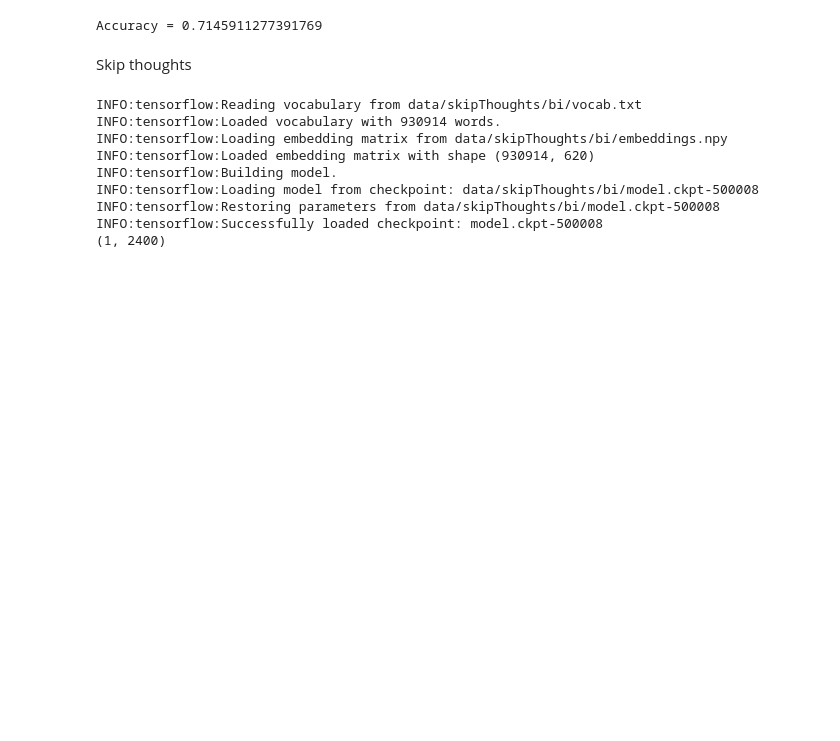
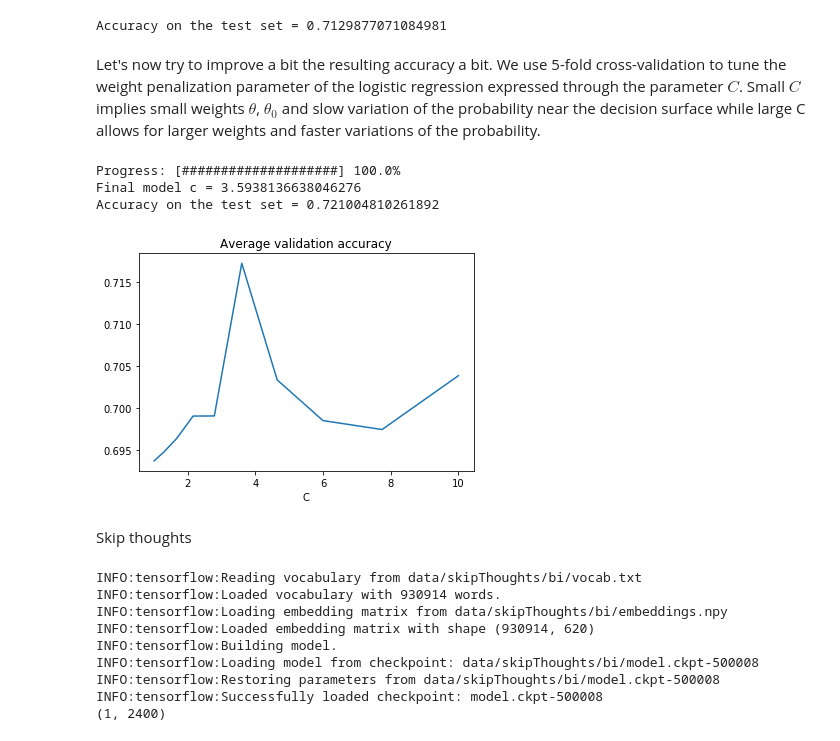
Before and after one commit to marbucek/story_cloze, a Jupyter notebook: story_cloze_task.ipynb, the cells around one changed output. Saved outputs shown, nothing was run; the diff lists cells and outputs as text; code cells hidden in the pictures; blank space fills up the shorter version.

```diff
--- a/story_cloze_task.ipynb
+++ b/story_cloze_task.ipynb
@@ -20,19 +32,16 @@ vld set contains both true and fake stories, roc set only the true stories
 import nltk
 import numpy as np
 
-def read_data(file, data_type = 'val'):
+def read_data(file):
     data = pd.read_csv(file)
     stories = []; labels = []
     for _, row in data.iterrows():
         story = {}
-        if data_type == 'roc':
-            story['ctx'] = [nltk.word_tokenize(sentence.lower()) for sentence in list(row[2:6])]
-            story['ends'] = nltk.word_tokenize(row[6].lower())
-            stories.append((story,))
-            labels.append(+1)
-        if data_type == 'val':
-            story['ctx'] = [nltk.word_tokenize(sentence.lower()) for sentence in list(row[1:5])]
-            story['ends'] = [nltk.word_tokenize(sentence.lower()) for sentence in list(row[5:7])]
-            stories.append(story.copy())
-            labels.append(row[7])
+        story['ctx'] = [nltk.word_tokenize(sentence.lower()) for sentence in list(row[1:5])]
+        story['ends'] = [nltk.word_tokenize(sentence.lower()) for sentence in list(row[5:7])]
+        stories.append(story.copy())
+        labels.append(row[7])
     return stories, np.array(labels)
+
+stories, labels = read_data('data/data_val.csv')
+print(stories[0],'\n',labels[0])
@@ -80,5 +100,5 @@ Average similarity: computes cosine distance between the centroid vector of the
 # %%
-def average_sim(story, top_N = [1,2,3,5]):
+def average_sim(story, top_N = [1,2,3,4]):
     ctx_embeddings = [w2v(token) for token in list(set(sum(story['ctx'],[])))]
     words_similarity = sorted([cosine(embedding, centroid(list(set(story['end'])))) for embedding in ctx_embeddings], reverse = True)
     top_similarities = np.asarray([words_similarity[id] for id in top_N])
@@ -133,4 +182,6 @@ def get_y(labels):
 # %%
+from sklearn.metrics import accuracy_score
+
 def predict_labels(clf, X):
     labels = []
     X = normalize(X.reshape([2*X.shape[0],-1]), axis = 1).reshape(X.shape[0],2,-1)
@@ -138,3 +189,8 @@ def predict_labels(clf, X):
         prob_true = clf.predict_proba(x)[:,1]
         labels.append(1) if np.argmax(prob_true) == 0 else labels.append(2)
     return np.array(labels)
+
+labels_pred = predict_labels(lg, Xts)
+print(f'Accuracy on the test set = {accuracy_score(labels_tst, labels_pred)}')
+# %% [output]
+Accuracy on the test set = 0.7129877071084981
@@ -146,15 +197,5 @@ Xts = get_features(stories_tst)
-# %%
-from sklearn.linear_model import LogisticRegression
-from sklearn.preprocessing import normalize
-from sklearn.preprocessing import scale
-from sklearn.metrics import accuracy_score
-
-lg = LogisticRegression()
-lg.fit(normalize(X.reshape([2*X.shape[0],-1]), axis = 1), y.reshape(-1))
-labels_pred = predict_labels(lg, Xts)
-print(f'Accuracy = {accuracy_score(labels_tst, labels_pred)}')
-# %% [output]
-Accuracy = 0.7145911277391769
+# %% [markdown]
+Let's now try to improve a bit the resulting accuracy a bit. We use 5-fold cross-validation to tune the weight penalization parameter of the logistic regression expressed through the parameter $C$. Small $C$ implies small weights $\theta$, $\theta_0$ and slow variation of the probability near the decision surface while large C allows for larger weights and faster variations of the probability.
 # %%
 from sklearn.model_selection import KFold
 from copy import deepcopy
@@ -174,26 +215,31 @@ def KFold_cv(clf, X, labels):
 # %%
 from matplotlib import pyplot as plt
 
 def cv_and_test(X, Xts):
-    accs = []; cs = np.logspace(-1,np.log10(5),20)
+    accs = []; cs = np.logspace(0,1,10)
     print(cs)
     for i, c in enumerate(cs):
         acc, _ = KFold_cv(LogisticRegression(C = c), X, labels)
         accs.append(acc)
         update_progress(i/(len(cs) - 1))
 
     plt.plot(cs, accs)
     plt.title('Average validation accuracy')
     plt.xlabel('C')
 
     c_final = cs[np.argmax(accs)]
-    print(f'c_final = {c_final}')
+    print(f'Final model c = {c_final}')
     lg = LogisticRegression(C = c_final)
     lg.fit(normalize(X.reshape([2*X.shape[0],-1]), axis = 1), y.reshape(-1))
     labels_pred = predict_labels(lg, Xts)
-    print(f'Accuracy = {accuracy_score(labels_tst, labels_pred)}')
+    print(f'Accuracy on the test set = {accuracy_score(labels_tst, labels_pred)}')
 
 cv_and_test(X, Xts)
+# %% [output]
+Progress: [####################] 100.0%
+Final model c = 3.5938136638046276
+Accuracy on the test set = 0.721004810261892
+[figure, added]
 # %% [markdown]
 Skip thoughts
 # %%
```
Also changed, not shown: parts of 27 cells of this notebook.
